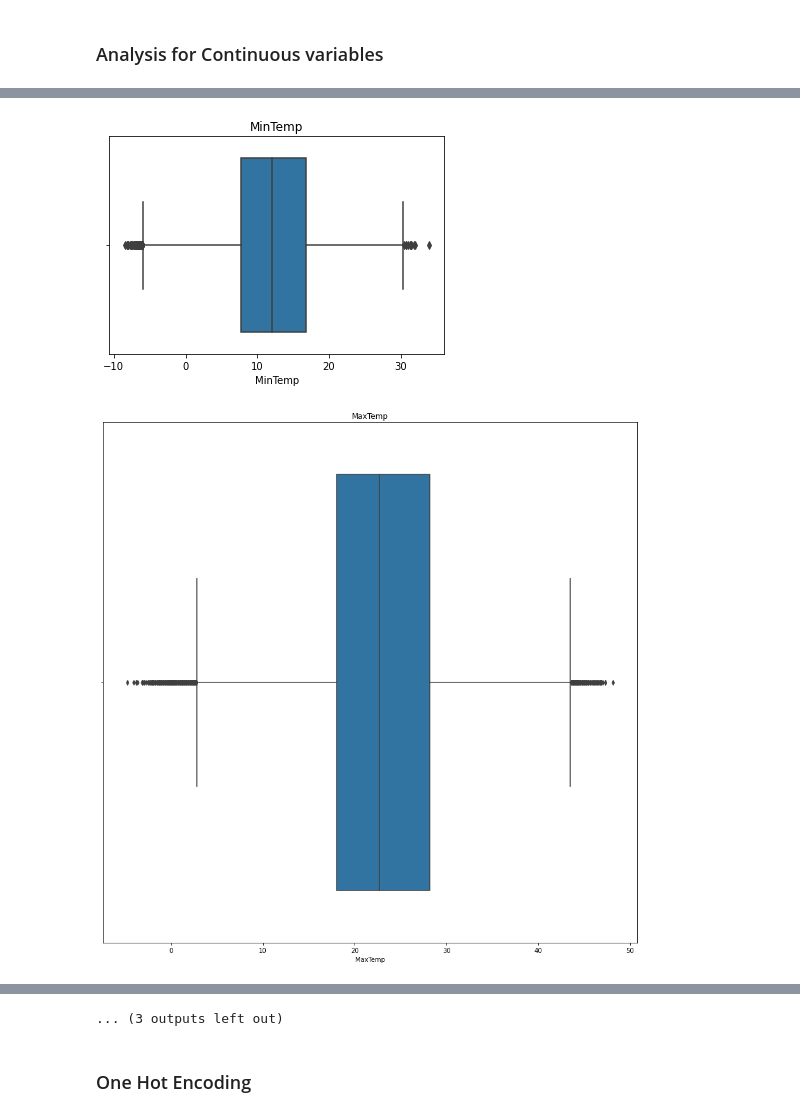
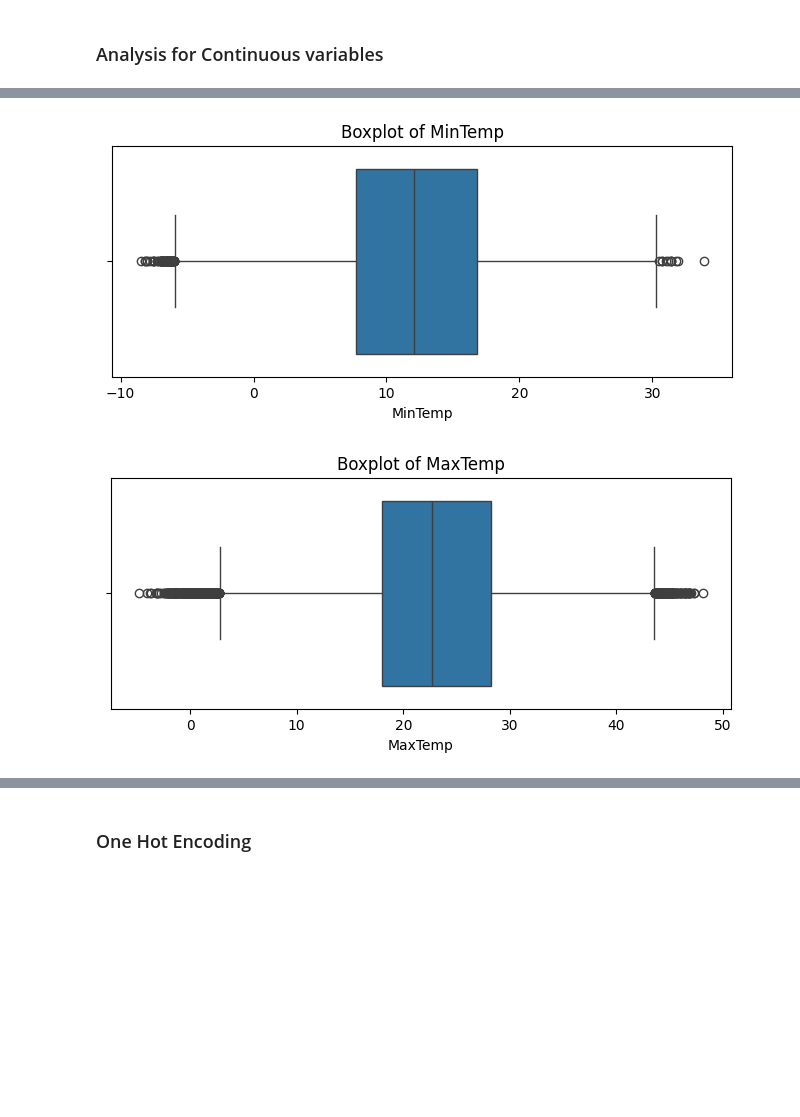
Before and after one commit to Xclipxz07/Rainfall-prediction, a Jupyter notebook: Rain_Prediction using PyCaret (2).ipynb, the cells around one changed output, grey strips where cells are left out. Saved outputs shown, nothing was run; the diff lists cells and outputs as text; code cells hidden in the pictures; blank space fills up the shorter version.

```diff
--- a/Rain_Prediction using PyCaret (2).ipynb
+++ b/Rain_Prediction using PyCaret (2).ipynb
@@ -28,8 +30,10 @@ from sklearn import metrics
 # %% [markdown]
 ### Reading our data
 # %%
-df=  pd.read_csv("Australia weather.csv")
-pd.set_option("display.max_columns", None)
+import os
+csv_file = 'australia weather.csv' if os.path.exists('australia weather.csv') else 'Australia weather.csv'
+df = pd.read_csv(csv_file)
+pd.set_option('display.max_columns', None)
 # %%
 df
 # %% [output]
@@ -244,12 +249,11 @@ _ = df.hist(bins=50, figsize=(10,8))
 # %% [markdown]
 ### Analysis for Continuous variables
 # %%
-for feature in cont_var:
-    data=df.copy()
-    sns.distplot(df[feature])
+for feature in cont_var[:6]:  # Sample continuous features for visualization
+    plt.figure(figsize=(8,4))
+    sns.histplot(df[feature].dropna(), kde=True)
     plt.xlabel(feature)
-    plt.ylabel("Count")
-    plt.title(feature)
-    plt.figure(figsize=(15,15))
+    plt.ylabel('Count')
+    plt.title(f'Distribution of {feature}')
     plt.show()
 # %% [output]
@@ -269,9 +266,9 @@ for feature in cont_var:
 # %%
-for feature in cont_var:
-    data=df.copy()
-    sns.boxplot(data[feature])
-    plt.title(feature)
-    plt.figure(figsize=(15,15))
+for feature in cont_var[:6]:  # Sample continuous features for boxplots
+    plt.figure(figsize=(8,3))
+    sns.boxplot(x=df[feature])
+    plt.title(f'Boxplot of {feature}')
+    plt.show()
 # %% [output]
-[figure, old version]
+[figure, new version]
-[figure, old version]
+[figure, new version]
@@ -288,4 +279,3 @@ for feature in cont_var:
-... (3 outputs left out)
 # %% [markdown]
 ### One Hot Encoding
 # %%
```
Also changed, not shown: parts of 55 cells of this notebook, 2 other files.
